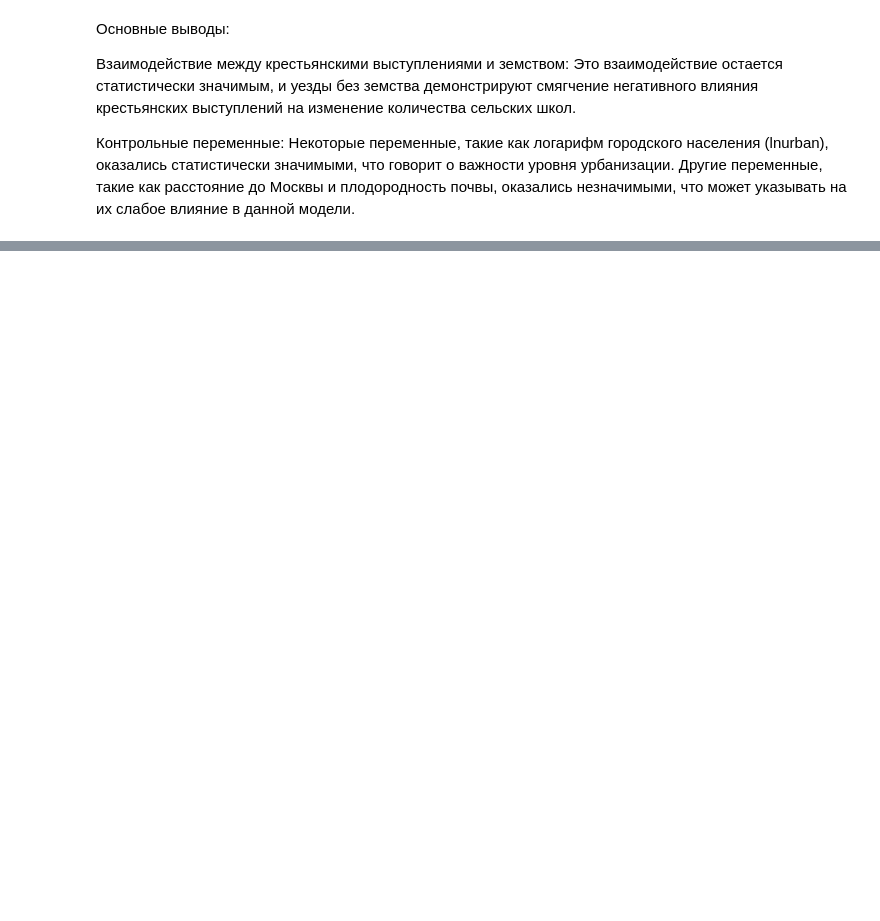
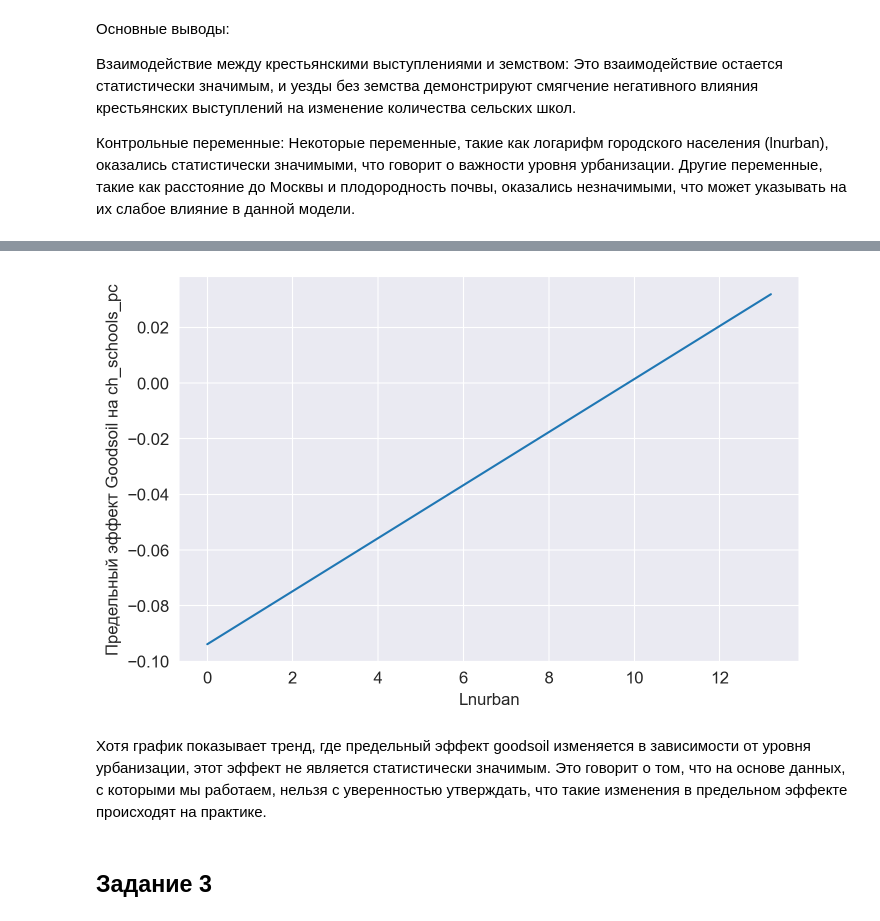
Before and after one commit to goffkiril/hse_metrics, a Jupyter notebook: HW_2/Kiriukhov_dz.ipynb, the cells around one changed output, grey strips where cells are left out. Drawn from its saved outputs; the diff is of its cells as text; code cells hidden in the pictures; blank space fills up the shorter version.

```diff
--- a/HW_2/Kiriukhov_dz.ipynb
+++ b/HW_2/Kiriukhov_dz.ipynb
@@ -327,0 +365,4 @@ $F_{stat} = 4.079$ и $p_{value} = 0.000102 показывают, что мод
+# %%
+m3 = smf.ols(formula="ch_schools_pc ~ goodsoil * lnurban + afreq + zemstvo + distance_moscow + lnpopn + province_capital", data=df).fit()
+
+print(m3.summary())
@@ -327,0 +387,15 @@ $F_{stat} = 4.079$ и $p_{value} = 0.000102 показывают, что мод
+# %%
+lnurban_vals = np.linspace(df['lnurban'].min(), df['lnurban'].max(), 100)
+
+marginal_effect_goodsoil = m3.params['goodsoil'] + m3.params['goodsoil:lnurban'] * lnurban_vals
+
+plt.plot(lnurban_vals, marginal_effect_goodsoil, label='Marginal Effect of Goodsoil')
+plt.xlabel('Lnurban')
+plt.ylabel('Предельный эффект Goodsoil на ch_schools_pc')
+plt.show()
+# %% [output]
+[figure, added]
+# %% [markdown]
+Хотя график показывает тренд, где предельный эффект goodsoil изменяется в зависимости от уровня урбанизации, этот эффект не является статистически значимым. Это говорит о том, что на основе данных, с которыми мы работаем, нельзя с уверенностью утверждать, что такие изменения в предельном эффекте происходят на практике.
+# %% [markdown]
+## Задание 3
```
Also changed, not shown: parts of 16 cells of this notebook.
